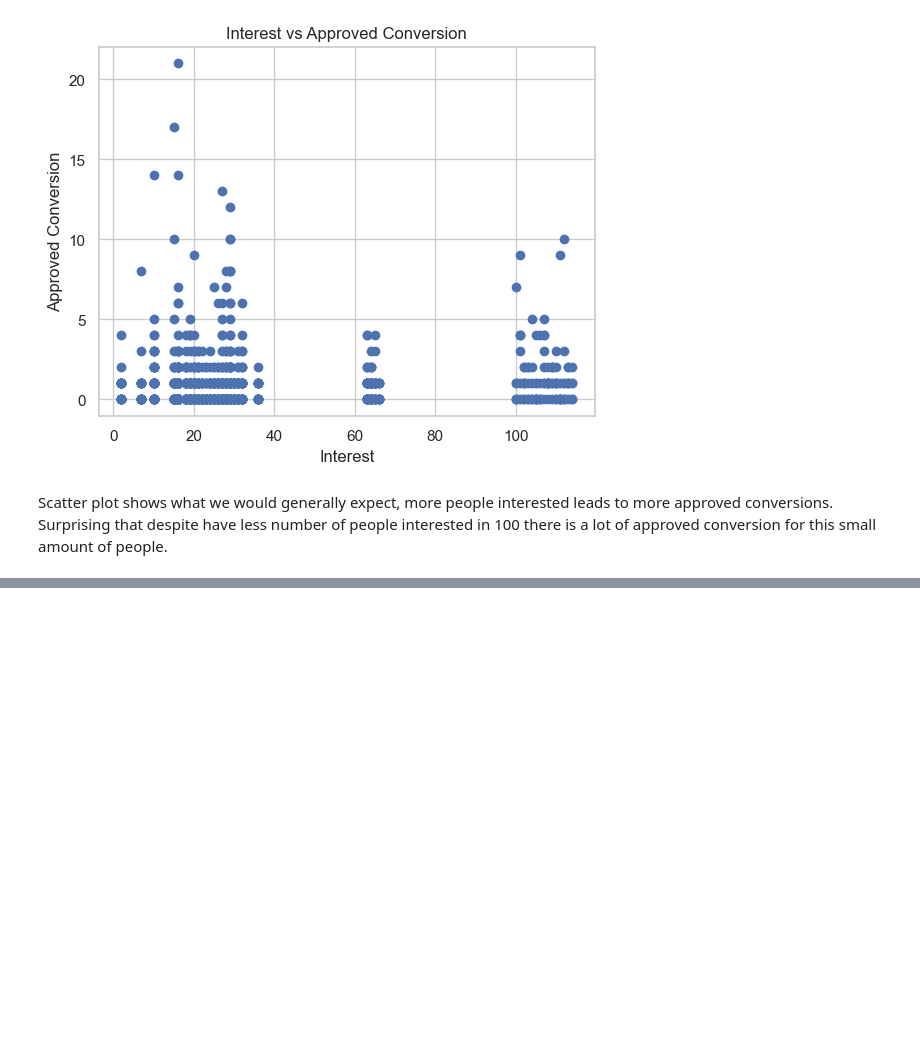
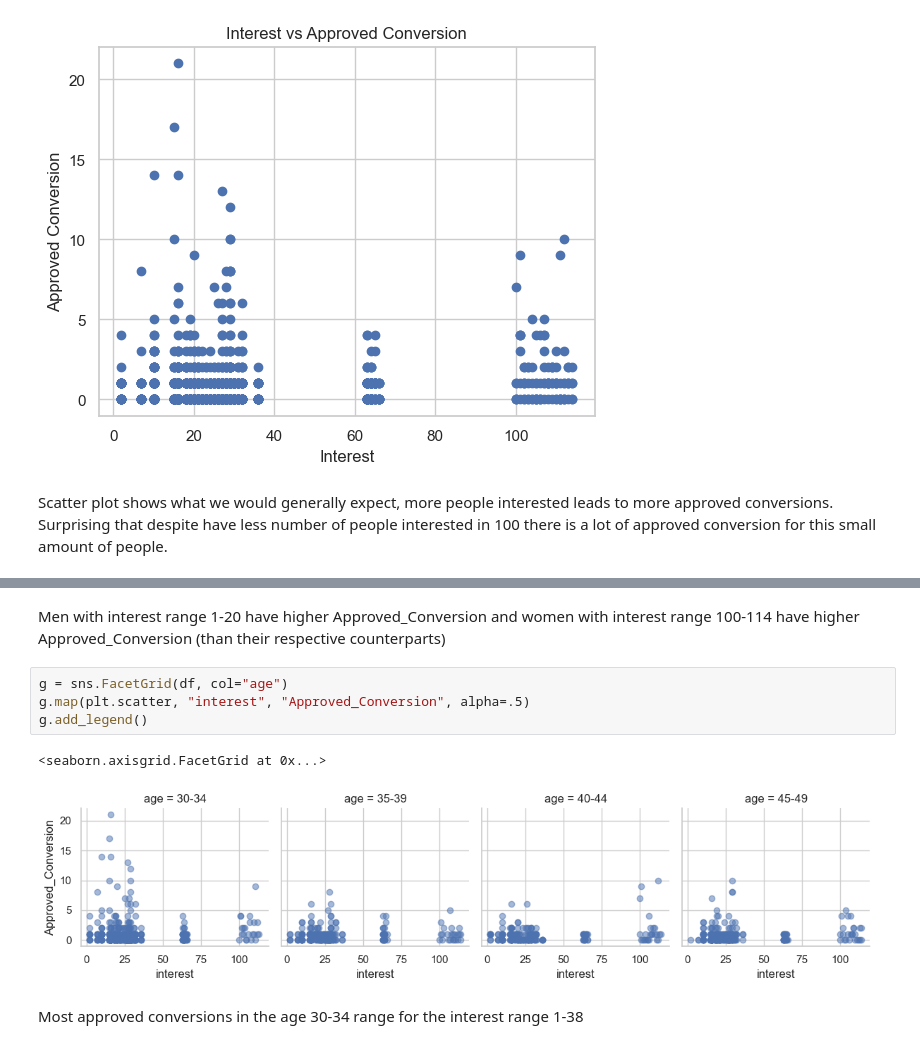
Before and after one commit to joela03/Marketing-EDA, a Jupyter notebook: marketing_eda.ipynb, the cells around one changed output, grey strips where cells are left out. Drawn from its saved outputs; the diff is of its cells as text; blank space fills up the shorter version.

```diff
--- a/marketing_eda.ipynb
+++ b/marketing_eda.ipynb
@@ -259,0 +267,11 @@ Scatter plot shows what we would generally expect, more people interested leads
+# %% [markdown]
+Men with interest range 1-20 have higher Approved_Conversion and women with interest range 100-114 have higher Approved_Conversion (than their respective counterparts)
+# %%
+g = sns.FacetGrid(df, col="age")
+g.map(plt.scatter, "interest", "Approved_Conversion", alpha=.5)
+g.add_legend()
+# %% [output]
+<seaborn.axisgrid.FacetGrid at 0x...>
+[figure, added]
+# %% [markdown]
+Most approved conversions in the age 30-34 range for the interest range 1-38
```
Also changed, not shown: parts of 1 cell of this notebook.
